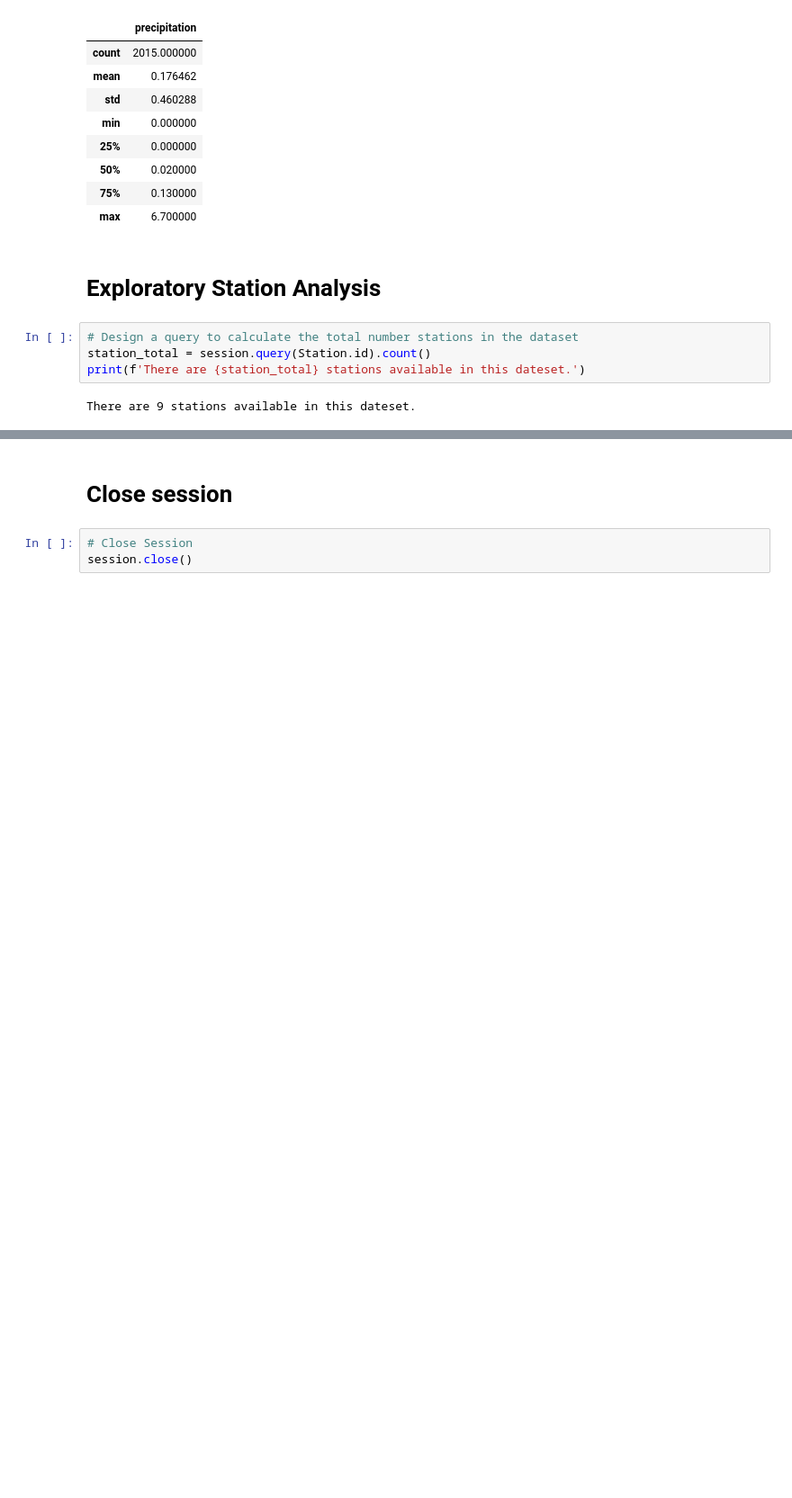
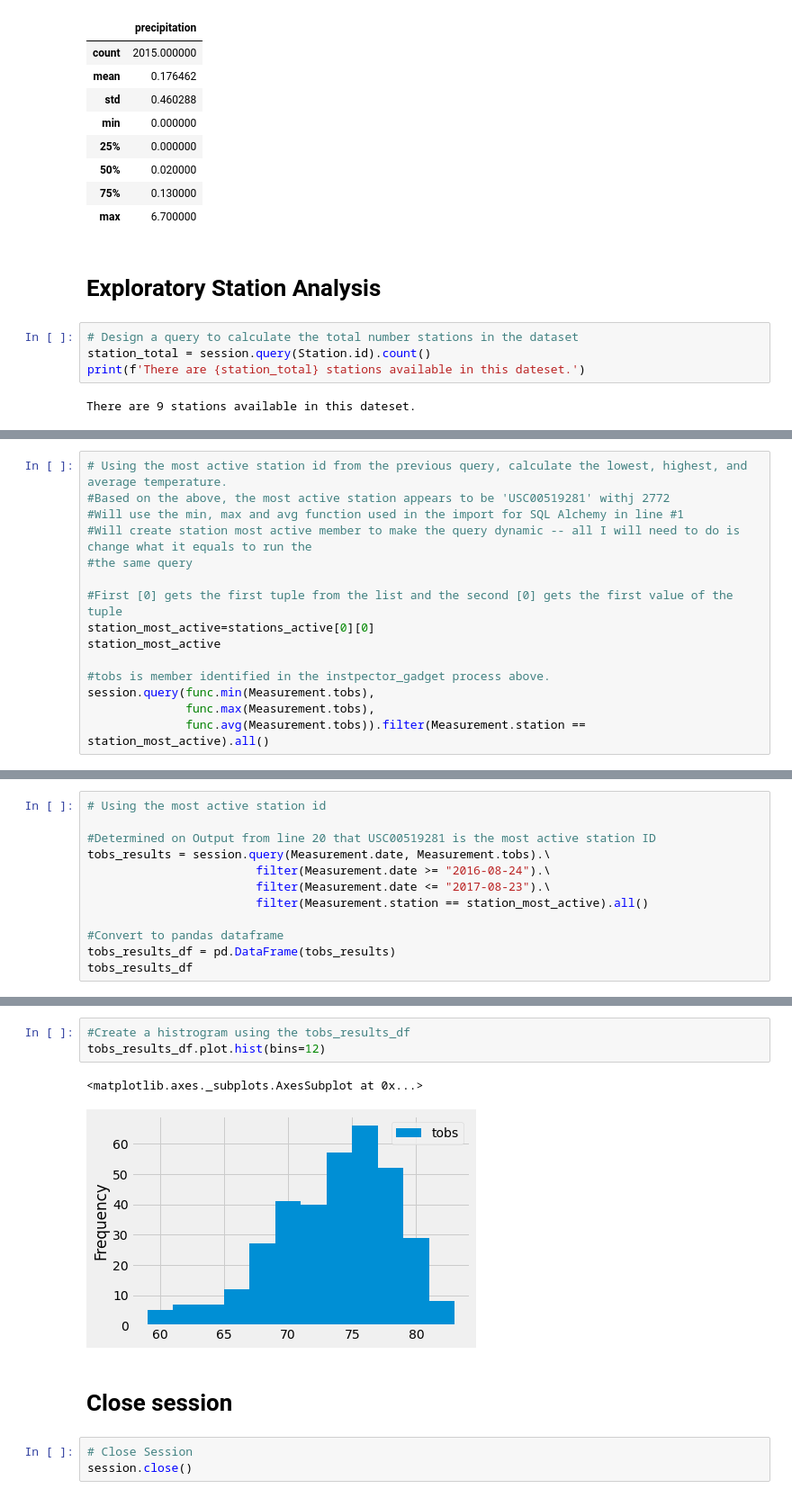
Before and after one commit to MarkusShipley/sqlalchemy-challenge, a Jupyter notebook: climate_starter.ipynb, the cells around one changed output, grey strips where cells are left out. Shown at 90% size. Saved outputs shown, nothing was run; the diff lists cells and outputs as text; blank space fills up the shorter version.

```diff
--- a/climate_starter.ipynb
+++ b/climate_starter.ipynb
@@ -145,0 +166,15 @@ There are 9 stations available in this dateset.
+# %%
+# Using the most active station id from the previous query, calculate the lowest, highest, and average temperature.
+#Based on the above, the most active station appears to be 'USC00519281' withj 2772
+#Will use the min, max and avg function used in the import for SQL Alchemy in line #1
+#Will create station most active member to make the query dynamic -- all I will need to do is change what it equals to run the
+#the same query
+
+#First [0] gets the first tuple from the list and the second [0] gets the first value of the tuple
+station_most_active=stations_active[0][0]
+station_most_active
+
+#tobs is member identified in the instpector_gadget process above.
+session.query(func.min(Measurement.tobs),
+              func.max(Measurement.tobs),
+              func.avg(Measurement.tobs)).filter(Measurement.station == station_most_active).all()
@@ -145,0 +183,12 @@ There are 9 stations available in this dateset.
+# %%
+# Using the most active station id
+
+#Determined on Output from line 20 that USC00519281 is the most active station ID
+tobs_results = session.query(Measurement.date, Measurement.tobs).\
+                        filter(Measurement.date >= "2016-08-24").\
+                        filter(Measurement.date <= "2017-08-23").\
+                        filter(Measurement.station == station_most_active).all()
+
+#Convert to pandas dataframe
+tobs_results_df = pd.DataFrame(tobs_results)
+tobs_results_df
@@ -146,3 +209,9 @@ There are 9 stations available in this dateset.
+# %%
+#Create a histrogram using the tobs_results_df
+tobs_results_df.plot.hist(bins=12)
+# %% [output]
+<matplotlib.axes._subplots.AxesSubplot at 0x...>
+[figure, added]
 # %% [markdown]
 # Close session
 # %%
```
Also changed, not shown: parts of 11 cells of this notebook, 2 other files.
